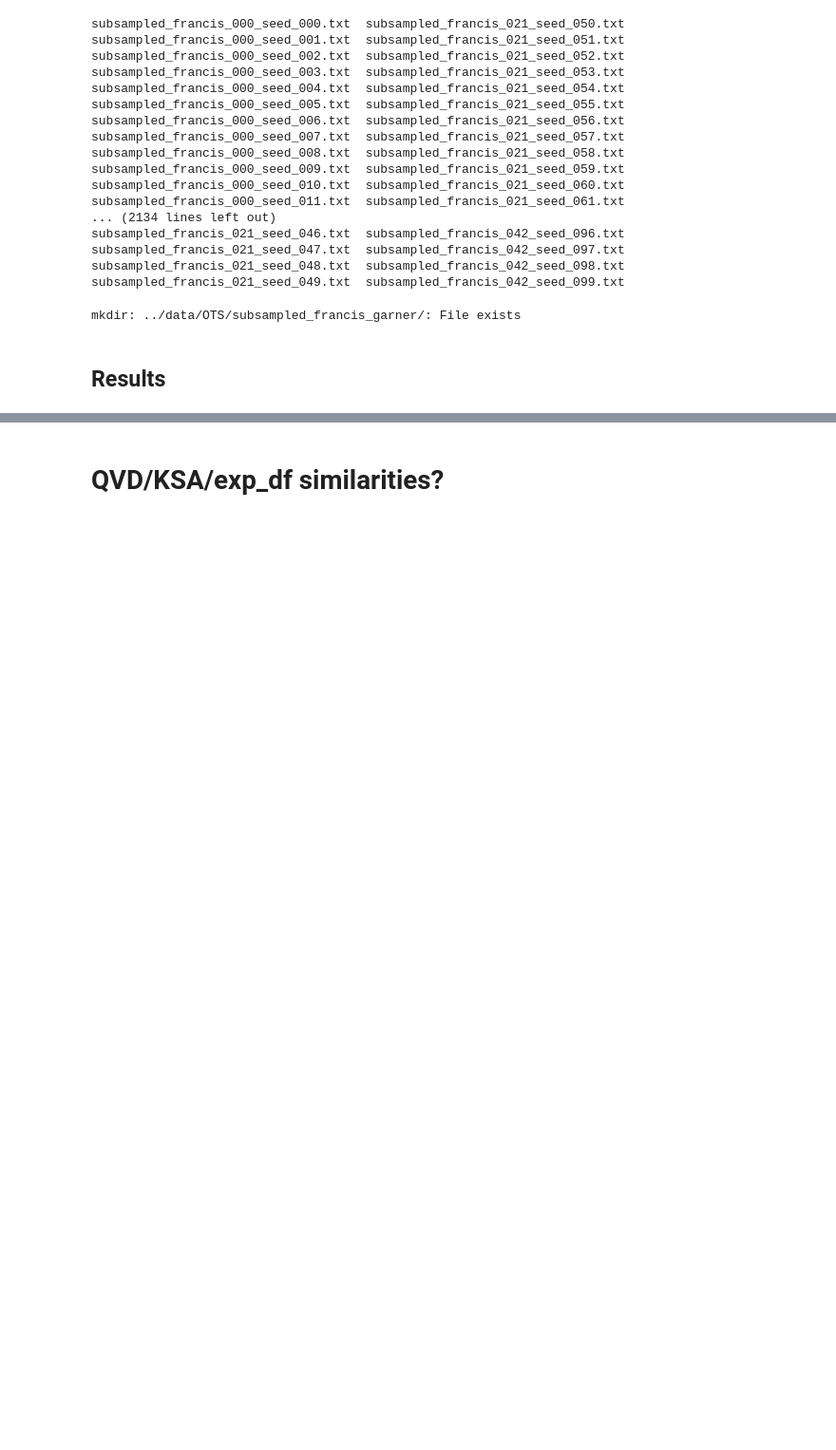
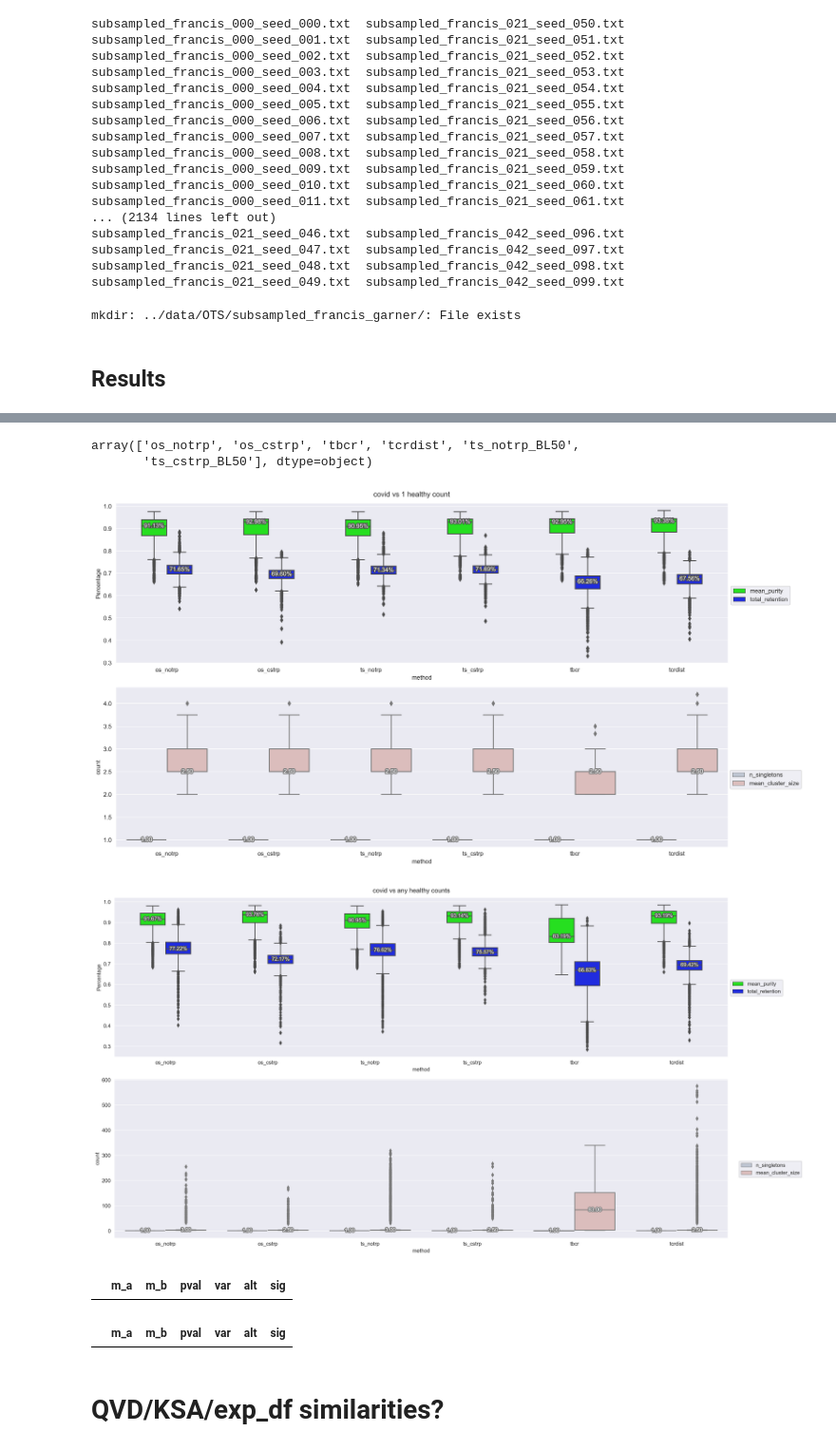
Before and after one commit to richieYT-wan/tclustr, a Jupyter notebook: notebooks/241001_extra_exps2.ipynb, the cells around one changed output, grey strips where cells are left out. Shown at 95% size. Drawn from its saved outputs; the diff is of its cells as text; code cells hidden in the pictures; blank space fills up the shorter version.

Commit message:
added covid to the tbcr dist matrix run

```diff
--- a/notebooks/241001_extra_exps2.ipynb
+++ b/notebooks/241001_extra_exps2.ipynb
@@ -253,0 +405,5 @@ mkdir: ../data/OTS/subsampled_francis_garner/: File exists
+# %%
+all_res = Parallel(n_jobs=8)(delayed(overall_results)(directory='241002_subsampled_francis_garner_lowcount', number=n) for n in tqdm(range(43)))
+all_cat = pd.concat([x[0].assign(dataset_n=i) for i,x in enumerate(all_res)])
+all_mean = pd.concat([x[1].assign(dataset_n=i) for i,x in enumerate(all_res)])
+all_mean = all_mean.reset_index().groupby('method').mean()
@@ -253,0 +427,56 @@ mkdir: ../data/OTS/subsampled_francis_garner/: File exists
+# %%
+anycat = pd.read_csv('../output/240913_SubsampledFrancisExperiment_all_results/all_cat.csv').query('not method.str.contains("ref") and not (method=="ts_notrp" or method=="ts_cstrp")')
+anycat.method.unique()
+# %% [output]
+array(['os_notrp', 'os_cstrp', 'tbcr', 'tcrdist', 'ts_notrp_BL50',
+       'ts_cstrp_BL50'], dtype=object)
+# %%
+from src.utils import add_median_labels
+mpl.rcParams['figure.dpi'] = 300
+fig, ax = plt.subplots(2,1, figsize=(15, 9))
+ax=ax.ravel()
+first_ax=ax[0]
+twin_ax=ax[1]
+order=['os_notrp', 'os_cstrp', 'ts_notrp', 'ts_cstrp', 'tbcr', 'tcrdist']
+percentages = all_cat.melt(id_vars=['method','number', 'seed'], value_vars = ['mean_purity','total_retention'])
+melt = all_cat.melt(id_vars=['method','number', 'seed'], value_vars = ['mean_purity','total_retention', 'n_singletons', 'mean_cluster_size'])
+numbers = all_cat.melt(id_vars=['method','number', 'seed'], value_vars = ['n_singletons', 'mean_cluster_size'])
+
+sns.boxplot(percentages, x='method', y='value', hue='variable', ax=first_ax, width=0.5, palette='hsv', order=order, dodge=True)
+sns.boxplot(numbers, x='method', y='value', hue='variable', ax=twin_ax, width=0.8, palette='vlag', order=order)
+add_median_labels(first_ax, fmt='.2%', fontsize=10, fontweight='normal')
+add_median_labels(twin_ax, fmt='.2f', fontsize=10, fontweight='normal')
+fig.suptitle('covid vs 1 healthy count')
+fig.tight_layout()
+first_ax.set_ylabel('Percentage')
+twin_ax.set_ylabel('count')
+first_ax.legend(bbox_to_anchor=(1,.5))
+twin_ax.legend(bbox_to_anchor=(1.125,.5))
+fig.savefig('../../../writing/VAE_TCR_DRAFT/figures/CovidVsHealthy_LowCount.png', dpi=300, bbox_inches='tight')
+from src.utils import add_median_labels
+anycat = pd.read_csv('../output/240913_SubsampledFrancisExperiment_all_results/all_cat.csv').query('not method.str.contains("ref") and not (method=="ts_notrp" or method=="ts_cstrp")')
+anycat.replace({'ts_cstrp_BL50':'ts_cstrp', 'ts_notrp_BL50':'ts_notrp'}, inplace=True)
+mpl.rcParams['figure.dpi'] = 300
+fig, ax = plt.subplots(2,1, figsize=(17, 10))
+ax=ax.ravel()
+first_ax=ax[0]
+twin_ax=ax[1]
+
+percentages = anycat.melt(id_vars=['method','number', 'seed'], value_vars = ['mean_purity','total_retention'])
+melt = anycat.melt(id_vars=['method','number', 'seed'], value_vars = ['mean_purity','total_retention', 'n_singletons', 'mean_cluster_size'])
+numbers = anycat.melt(id_vars=['method','number', 'seed'], value_vars = ['n_singletons', 'mean_cluster_size'])
+
+sns.boxplot(percentages, x='method', y='value', hue='variable', ax=first_ax, width=0.5, palette='hsv', order=order, dodge=True)
+sns.boxplot(numbers, x='method', y='value', hue='variable', ax=twin_ax, width=0.8, palette='vlag', order=order)
+add_median_labels(first_ax, fmt='.2%', fontsize=10, fontweight='normal')
+add_median_labels(twin_ax, fmt='.2f', fontsize=10, fontweight='normal')
+fig.suptitle('covid vs any healthy counts')
+fig.tight_layout()
+first_ax.set_ylabel('Percentage')
+twin_ax.set_ylabel('count')
+first_ax.legend(bbox_to_anchor=(1,.5))
+twin_ax.legend(bbox_to_anchor=(1.125,.5))
+fig.savefig('../../../writing/VAE_TCR_DRAFT/figures/CovidVsHealthy_AnyCount.png', dpi=300, bbox_inches='tight')
+# %% [output]
+[figure, added]
+[figure, added]
@@ -254,3 +493,11 @@ mkdir: ../data/OTS/subsampled_francis_garner/: File exists
+# %%
+bootstrap_comparisons.query('m_b=="tbcr" and sig !="ns"').sort_values('pval')
+# %% [output]
+|  | m_a | m_b | pval | var | alt | sig |
+# %%
+bootstrap_comparisons.query('m_b=="tcrdist" and sig !="ns"').sort_values('pval')
+# %% [output]
+|  | m_a | m_b | pval | var | alt | sig |
 # %% [markdown]
 # QVD/KSA/exp_df similarities?
 # %%
```
Also changed, not shown: parts of 9 cells of this notebook, 2 other files.
